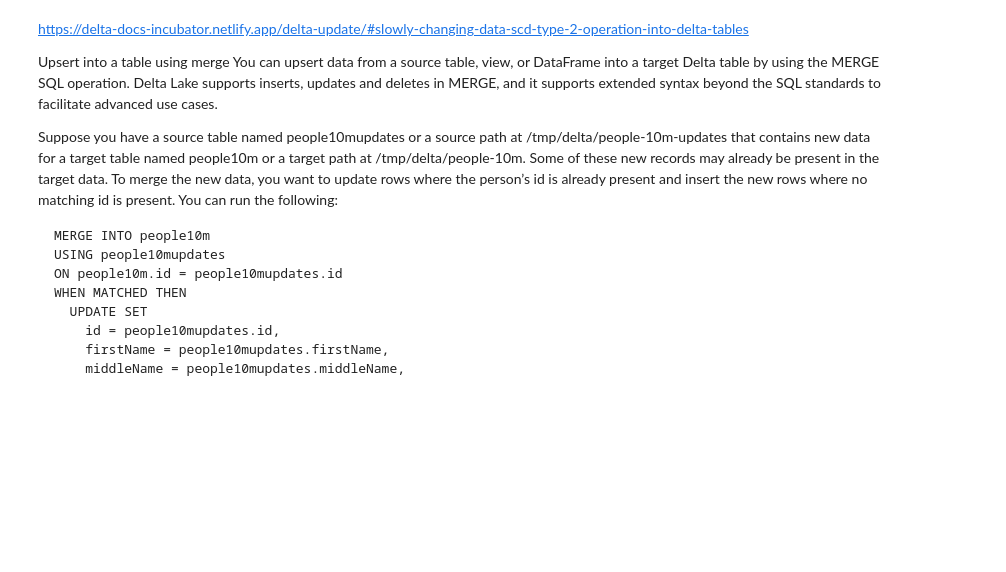
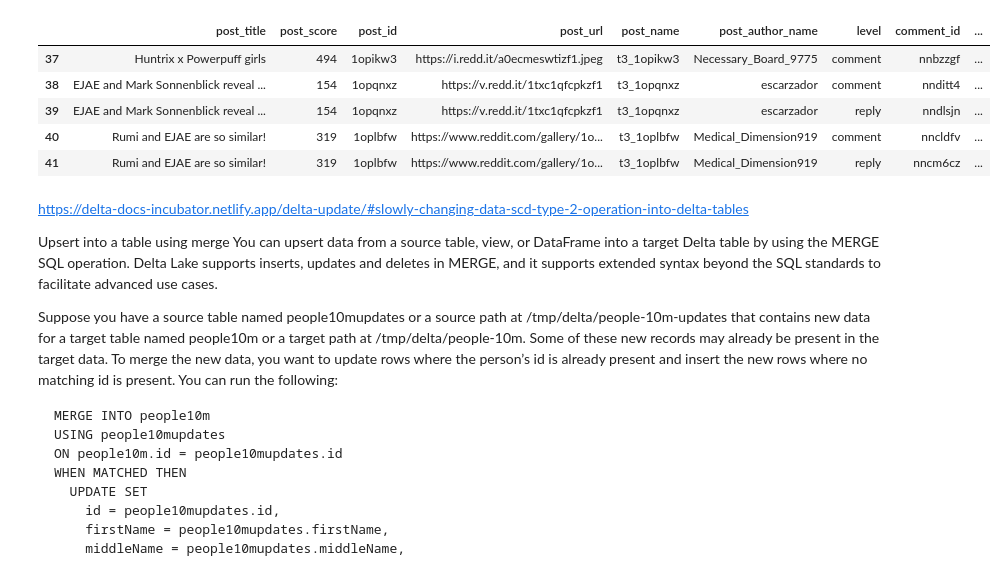
Before and after one commit to 08Aristodemus24/forums-analyses, a Jupyter notebook: include/scripts/view_delta.ipynb, the cells around one changed output. Drawn from its saved outputs; the diff is of its cells as text; code cells hidden in the pictures; blank space fills up the shorter version.

```diff
--- a/include/scripts/view_delta.ipynb
+++ b/include/scripts/view_delta.ipynb
@@ -28,3 +22,12 @@ df
+# %%
+df.tail()
+# %% [output]
+|  | post_title | post_score | post_id | post_url | post_name | post_author_name | level | comment_id | ... |
+| 37 | Huntrix x Powerpuff girls | 494 | 1opikw3 | https://i.redd.it/a0ecmeswtizf1.jpeg | t3_1opikw3 | Necessary_Board_9775 | comment | nnbzzgf | ... |
+| 38 | EJAE and Mark Sonnenblick reveal ... | 154 | 1opqnxz | https://v.redd.it/1txc1qfcpkzf1 | t3_1opqnxz | escarzador | comment | nnditt4 | ... |
+| 39 | EJAE and Mark Sonnenblick reveal ... | 154 | 1opqnxz | https://v.redd.it/1txc1qfcpkzf1 | t3_1opqnxz | escarzador | reply | nndlsjn | ... |
+| 40 | Rumi and EJAE are so similar! | 319 | 1oplbfw | https://www.reddit.com/gallery/1o... | t3_1oplbfw | Medical_Dimension919 | comment | nncldfv | ... |
+| 41 | Rumi and EJAE are so similar! | 319 | 1oplbfw | https://www.reddit.com/gallery/1o... | t3_1oplbfw | Medical_Dimension919 | reply | nncm6cz | ... |
 # %% [markdown]
 https://delta-docs-incubator.netlify.app/delta-update/#slowly-changing-data-scd-type-2-operation-into-delta-tables
 
```
Also changed, not shown: parts of 10 cells of this notebook, 9 other files.
